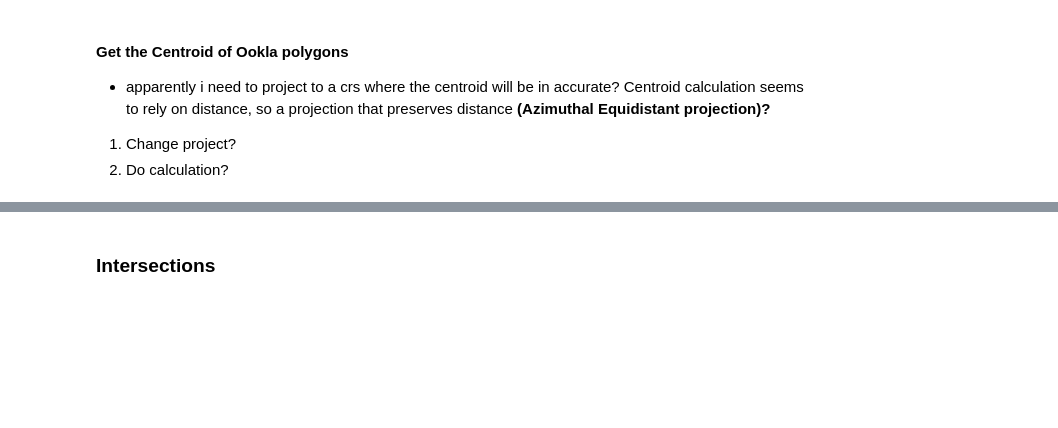
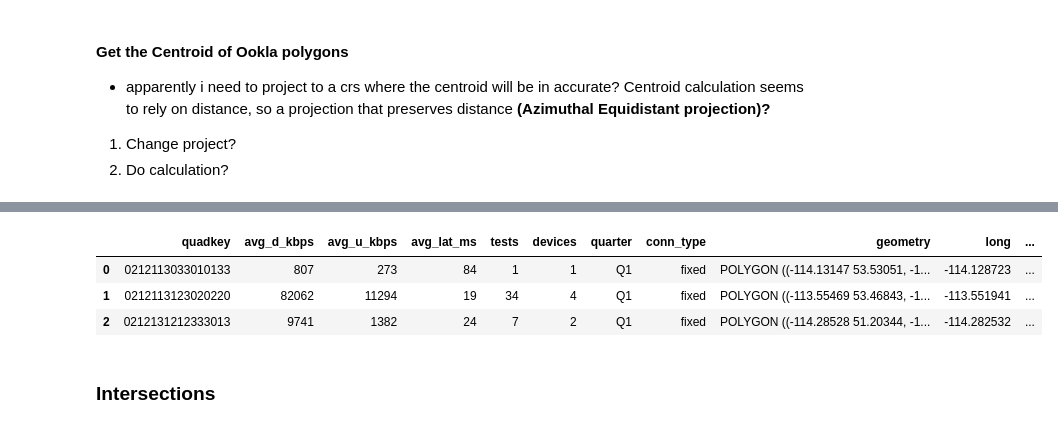
Before and after one commit to PeterFriedrich/bridge_the_gap, a Jupyter notebook: eda_and_research/chloropleth-map-ookla.ipynb, the cells around one changed output, grey strips where cells are left out. Drawn from its saved outputs; the diff is of its cells as text; code cells hidden in the pictures; blank space fills up the shorter version.

Commit message:
copied over ookla code to try chloropleth again

```diff
--- a/eda_and_research/chloropleth-maps-all-data.ipynb
+++ b/eda_and_research/chloropleth-map-ookla.ipynb
@@ -46,3 +41,3 @@ ls ../data/mlab
 # %%
-ookla_df = gpd.read_file("../data/ookla/AB_ookla_data_2020.shp")
+ookla_gdf = gpd.read_file("../data/ookla/AB_ookla_data_2020.shp")
 # %%
@@ -85,3 +84,14 @@ ookla_df.iloc[0].geometry.centroid.x, ookla_df.iloc[0].geometry.centroid.y
+# %%
+ookla_gdf["long"] = ookla_gdf.geometry.apply(lambda x:x.centroid.x)
+# %%
+ookla_gdf["lat"] = ookla_gdf.geometry.apply(lambda x:x.centroid.y)
+# %%
+ookla_gdf.head(3)
+# %% [output]
+|  | quadkey | avg_d_kbps | avg_u_kbps | avg_lat_ms | tests | devices | quarter | conn_type | geometry | long | ... |
+| 0 | 0212113033010133 | 807 | 273 | 84 | 1 | 1 | Q1 | fixed | POLYGON ((-114.13147 53.53051, -1... | -114.128723 | ... |
+| 1 | 0212113123020220 | 82062 | 11294 | 19 | 34 | 4 | Q1 | fixed | POLYGON ((-113.55469 53.46843, -1... | -113.551941 | ... |
+| 2 | 0212131212333013 | 9741 | 1382 | 24 | 7 | 2 | Q1 | fixed | POLYGON ((-114.28528 51.20344, -1... | -114.282532 | ... |
 # %%
 main_bound_df = pd.concat([rural_df, city_df])
 # %%
```
Also changed, not shown: parts of 13 cells of this notebook, 1 other file.
